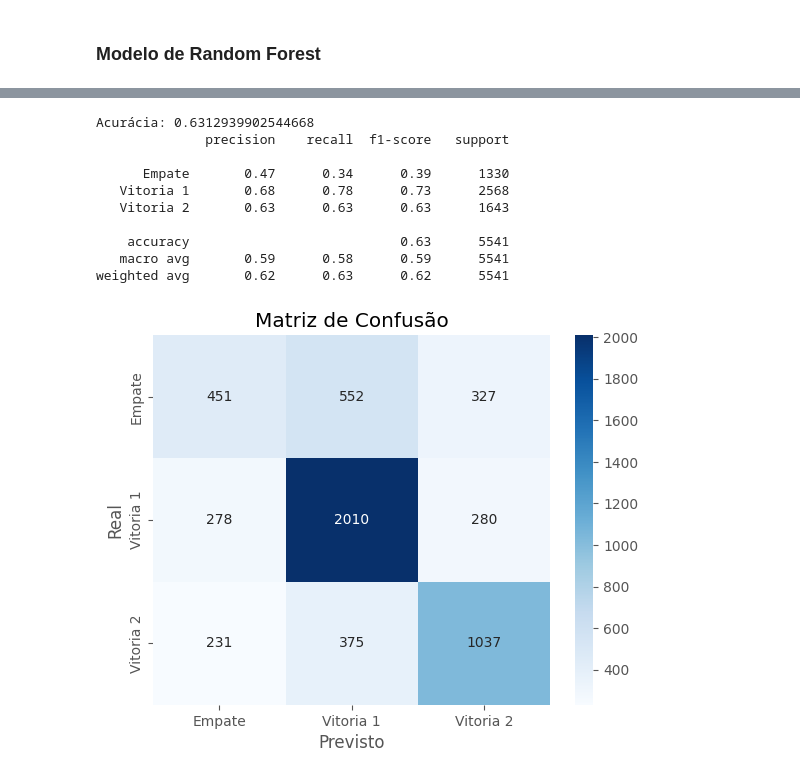
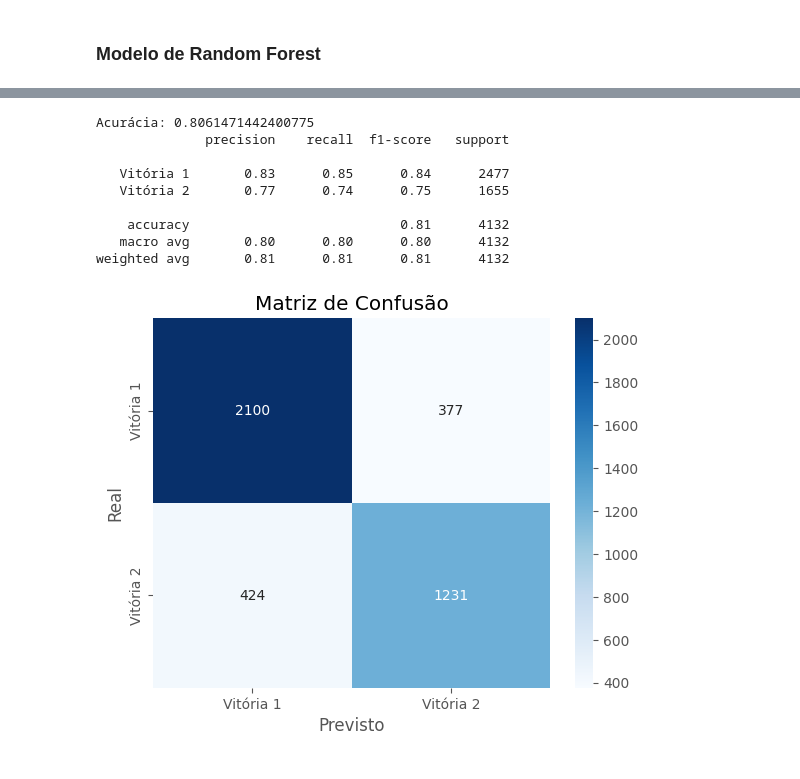
Before and after one commit to UFRJ-Analytica/PS-2025.1, a Jupyter notebook: analise_exploratorio.ipynb, the cells around one changed output, grey strips where cells are left out. Saved outputs shown, nothing was run; the diff lists cells and outputs as text; code cells hidden in the pictures.

```diff
--- a/analise_exploratorio.ipynb
+++ b/analise_exploratorio.ipynb
@@ -949,11 +930,9 @@ https://mariofilho.com/precisao-recall-e-f1-score-em-machine-learning/
 # %%
+df_randomForest = df_randomForest[df_randomForest['Gols 1'] != df_randomForest['Gols 2']].copy()
+df_randomForest['Resultado'] = df_randomForest.apply(
+    lambda row: 'Vitória 1' if row['Gols 1'] > row['Gols 2'] else 'Vitória 2',
+    axis=1)
 
-# Cria a coluna 'Resultado'
-df_randomForest['Resultado'] = df_randomForest.apply(lambda row: 'Vitoria 1' if row['Gols 1'] > row['Gols 2']
-                                         else 'Vitoria 2' if row['Gols 2'] > row['Gols 1']
-                                         else 'Empate', axis=1)
-
-# Remove colunas irrelevantes
 colunas_para_remover = [
     "Time 1", "Time 2",
     "Position 1", "Position 2",
@@ -969,50 +948,50 @@ colunas_para_remover = [
     'Chutes fora 2', 'Chutes fora 1',
     "Cartões vermelhos 1", "Cartões vermelhos 2"
 ]
+
 df_randomForest = df_randomForest.drop(columns=[col for col in colunas_para_remover if col in df_randomForest.columns])
 
-# Cria variáveis diferenciais _diff
+
 for col1 in [col for col in df_randomForest.columns if col.endswith(" 1")]:
     base = col1[:-2]
     col2 = base + " 2"
     if col2 in df_randomForest.columns:
         df_randomForest[base + "_diff"] = df_randomForest[col1] - df_randomForest[col2]
 
 # Define features e target
 features = [col for col in df_randomForest.columns if col.endswith("_diff")]
 X = df_randomForest[features]
 y = df_randomForest["Resultado"]
 
 # Treina o modelo
 X_train, X_test, y_train, y_test = train_test_split(X, y, test_size=0.2, random_state=42)
 
 pesos_personalizados = {
-    'Vitoria 1': 1.0,
-    'Vitoria 2': 1.0,
-    'Empate': 1.2
+    'Vitória 1': 1.0,
+    'Vitória 2': 1.4,
 }
-
-modelo = RandomForestClassifier(random_state=42)
+modelo = RandomForestClassifier(random_state=42, class_weight=pesos_personalizados)
 modelo.fit(X_train, y_train)
 y_pred = modelo.predict(X_test)
 
 # Avaliação
 print("Acurácia:", accuracy_score(y_test, y_pred))
 print(classification_report(y_test, y_pred))
-sns.heatmap(confusion_matrix(y_test, y_pred), annot=True, fmt="d", cmap="Blues", xticklabels=modelo.classes_, yticklabels=modelo.classes_)
+
+sns.heatmap(confusion_matrix(y_test, y_pred), annot=True, fmt="d", cmap="Blues",
+            xticklabels=modelo.classes_, yticklabels=modelo.classes_)
 plt.title("Matriz de Confusão")
 plt.xlabel("Previsto")
 plt.ylabel("Real")
 plt.show()
 # %% [output]
-Acurácia: 0.6312939902544668
+Acurácia: 0.8061471442400775
               precision    recall  f1-score   support
 
-      Empate       0.47      0.34      0.39      1330
-   Vitoria 1       0.68      0.78      0.73      2568
-   Vitoria 2       0.63      0.63      0.63      1643
+   Vitória 1       0.83      0.85      0.84      2477
+   Vitória 2       0.77      0.74      0.75      1655
 
-    accuracy                           0.63      5541
-   macro avg       0.59      0.58      0.59      5541
-weighted avg       0.62      0.63      0.62      5541
+    accuracy                           0.81      4132
+   macro avg       0.80      0.80      0.80      4132
+weighted avg       0.81      0.81      0.81      4132
-[figure, old version]
+[figure, new version]
```
Also changed, not shown: parts of 4 cells of this notebook.
